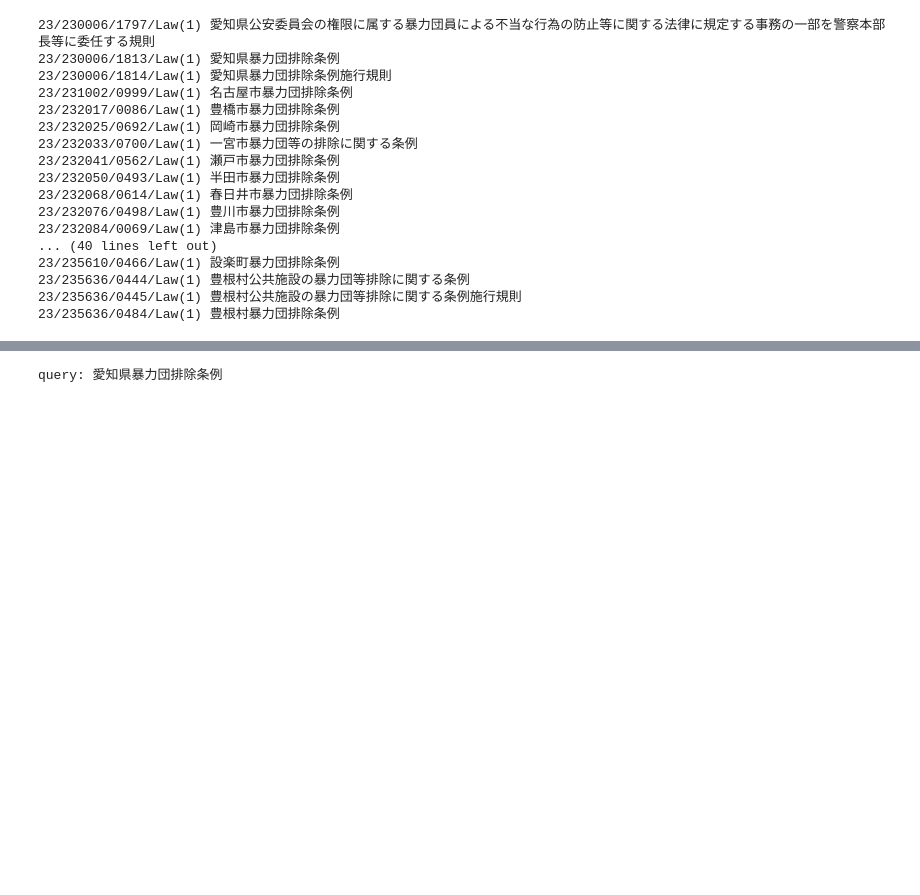
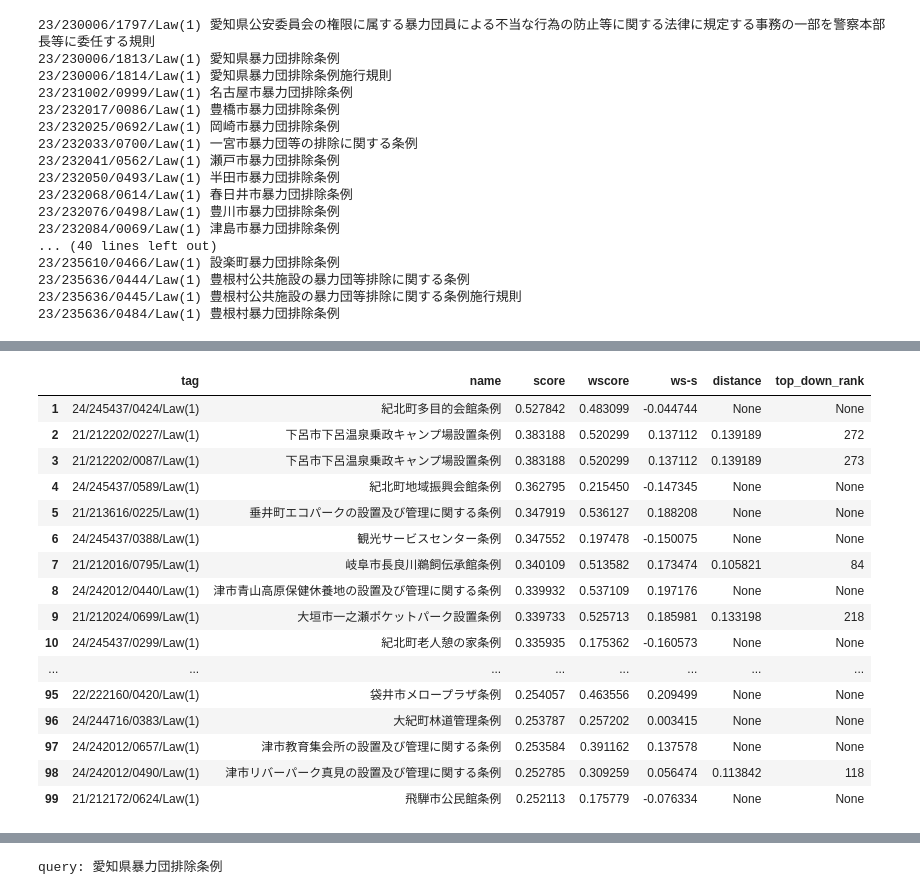
Before and after one commit to Arten013/hjst_model, a Jupyter notebook: pairtable.ipynb, the cells around one changed output, grey strips where cells are left out. Cells and saved outputs as stored; diff of their text form; code cells hidden in the pictures; blank space fills up the shorter version.

```diff
--- a/pairtable.ipynb
+++ b/pairtable.ipynb
@@ -157,7 +181,7 @@ for ltag in testset:
 23/235636/0445/Law(1) 豊根村公共施設の暴力団等排除に関する条例施行規則
 23/235636/0484/Law(1) 豊根村暴力団排除条例
 # %%
-query = "23/230006/1813/Law(1)"
+query = "24/245437/0420/Law(1)"
 k = 100
 root_threshold =  1000
 threshold = 0.3
@@ -194,0 +283,81 @@ add target: 半田市知多酒で乾杯を推進する条例 0.7940389
+# %%
+threshold = 0.2
+sigmoid_alpha
+
+def sigmoid_normalize(x):
+    y = 1 / (1+np.exp(-x))
+    return y/np.linalg.norm(y)
+
+def softmax_normalize(x):
+    exp_x = np.exp(x)
+    y = exp_x / np.sum(np.exp(x), axis=0, keepdims=True)
+    return y
+
+def mean_normalize(x):
+    return x/np.sum(x)
+
+normalizer = mean_normalize
+
+# 条文対応表作成特化型検索
+query_matrix = np.matrix([hmodel.layers[query_level][query].astype(np.float32)])
+print(query_matrix.shape)
+start = time.time()
+d, i = query_level_index.search(query_matrix, query_k)
+end = time.time()
+qsearch_result =  list(zip(i[0], d[0]))
+print('search', len(qsearch_result), query_level+'s', 'from', len(query_tags), query_level+'s')
+print('over all top search time', round(end-start, 3), 'sec')
+
+query_tags = [elem.code for elem in testset.get_elem(query).depth_first_iteration([getattr(etypes, comp_level)])]
+query_matrix = np.matrix([hmodel.layers[comp_level][tag].astype(np.float32) for tag in query_tags])
+start = time.time()
+distance_matrix, idx_matrix = comp_level_index.search(query_matrix, comp_k)
+end = time.time()
+print('over all bottom up search time', round(end-start, 3), 'sec')
+
+print('create', query_level, 'counter')
+#distance_matrix[distance_matrix > threshold] = threshold
+#score_matrix = np.ones(distance_matrix.shape) - ( distance_matrix / threshold )
+score_matrix = 1/(np.exp(-(threshold-distance_matrix)*sigmoid_alpha) + 1)
+row_score_dicts = []
+row_score_means = []
+for i in np.arange(distance_matrix.shape[0]):
+    row_score_dicts.append(dict())
+    row_score_means.append(np.mean(score_matrix[i]))#(1 - np.mean(score_matrix[i]))
+    for j in np.arange(distance_matrix.shape[1]):
+        if score_matrix[i][j] <= 0:
+            continue
+        c = get_code(comp_level_tags[idx_matrix[i][j]], query_level)
+        row_score_dicts[-1][c] = max(row_score_dicts[-1].get(c, 0.0), score_matrix[i][j])
+normalized_row_score_means = normalizer(np.array(row_score_means))
+score_dict = dict()
+weighted_score_dict = dict()
+for i in np.arange(len(row_score_dicts)):
+    for k, v in row_score_dicts[i].items():
+        score_dict[k] = score_dict.get(k, 0.0) + v/len(row_score_dicts)
+        weighted_score_dict[k] = weighted_score_dict.get(k, 0.0) + v*normalized_row_score_means[i]
+    """
+    qlevel_counter.update(Counter(
+        np.unique(np.array([get_code(comp_level_tags[tidx], query_level) for tidx in idx_list]))
+    ))
+    """
+
+
+target_law_tags = [query]
+result_df[comp_k] = pd.DataFrame(columns=['tag', 'name', 'score', 'wscore', 'ws-s','distance', 'top_down_rank'])
+rank = 0
+for tag, count in sorted(score_dict.items(), key=lambda x: -x[1])[:100]:
+    if tag == query:
+        continue
+    ldist = None
+    qs_rank = None
+    for r, (ltidx, dist) in enumerate(qsearch_result):
+        if query_level_tags[ltidx] == tag:
+            ldist = dist
+            qs_rank = r
+            break
+    target_law_tags.append(tag)
+    rank += 1
+    result_df[comp_k].loc[rank] = [tag, testset.get_elem(tag), count, weighted_score_dict.get(tag, 0), weighted_score_dict.get(tag, 0) - count,ldist, qs_rank]
+result_df[comp_k]#.sort_values('wscore', ascending=False)
+# %% [output]
@@ -194,0 +369,17 @@ add target: 半田市知多酒で乾杯を推進する条例 0.7940389
+|  | tag | name | score | wscore | ws-s | distance | top_down_rank |
+| 1 | 24/245437/0424/Law(1) | 紀北町多目的会館条例 | 0.527842 | 0.483099 | -0.044744 | None | None |
+| 2 | 21/212202/0227/Law(1) | 下呂市下呂温泉乗政キャンプ場設置条例 | 0.383188 | 0.520299 | 0.137112 | 0.139189 | 272 |
+| 3 | 21/212202/0087/Law(1) | 下呂市下呂温泉乗政キャンプ場設置条例 | 0.383188 | 0.520299 | 0.137112 | 0.139189 | 273 |
+| 4 | 24/245437/0589/Law(1) | 紀北町地域振興会館条例 | 0.362795 | 0.215450 | -0.147345 | None | None |
+| 5 | 21/213616/0225/Law(1) | 垂井町エコパークの設置及び管理に関する条例 | 0.347919 | 0.536127 | 0.188208 | None | None |
+| 6 | 24/245437/0388/Law(1) | 観光サービスセンター条例 | 0.347552 | 0.197478 | -0.150075 | None | None |
+| 7 | 21/212016/0795/Law(1) | 岐阜市長良川鵜飼伝承館条例 | 0.340109 | 0.513582 | 0.173474 | 0.105821 | 84 |
+| 8 | 24/242012/0440/Law(1) | 津市青山高原保健休養地の設置及び管理に関する条例 | 0.339932 | 0.537109 | 0.197176 | None | None |
+| 9 | 21/212024/0699/Law(1) | 大垣市一之瀬ポケットパーク設置条例 | 0.339733 | 0.525713 | 0.185981 | 0.133198 | 218 |
+| 10 | 24/245437/0299/Law(1) | 紀北町老人憩の家条例 | 0.335935 | 0.175362 | -0.160573 | None | None |
+| ... | ... | ... | ... | ... | ... | ... | ... |
+| 95 | 22/222160/0420/Law(1) | 袋井市メロープラザ条例 | 0.254057 | 0.463556 | 0.209499 | None | None |
+| 96 | 24/244716/0383/Law(1) | 大紀町林道管理条例 | 0.253787 | 0.257202 | 0.003415 | None | None |
+| 97 | 24/242012/0657/Law(1) | 津市教育集会所の設置及び管理に関する条例 | 0.253584 | 0.391162 | 0.137578 | None | None |
+| 98 | 24/242012/0490/Law(1) | 津市リバーパーク真見の設置及び管理に関する条例 | 0.252785 | 0.309259 | 0.056474 | 0.113842 | 118 |
+| 99 | 21/212172/0624/Law(1) | 飛騨市公民館条例 | 0.252113 | 0.175779 | -0.076334 | None | None |
```
Also changed, not shown: parts of 26 cells of this notebook, 5 other files.
